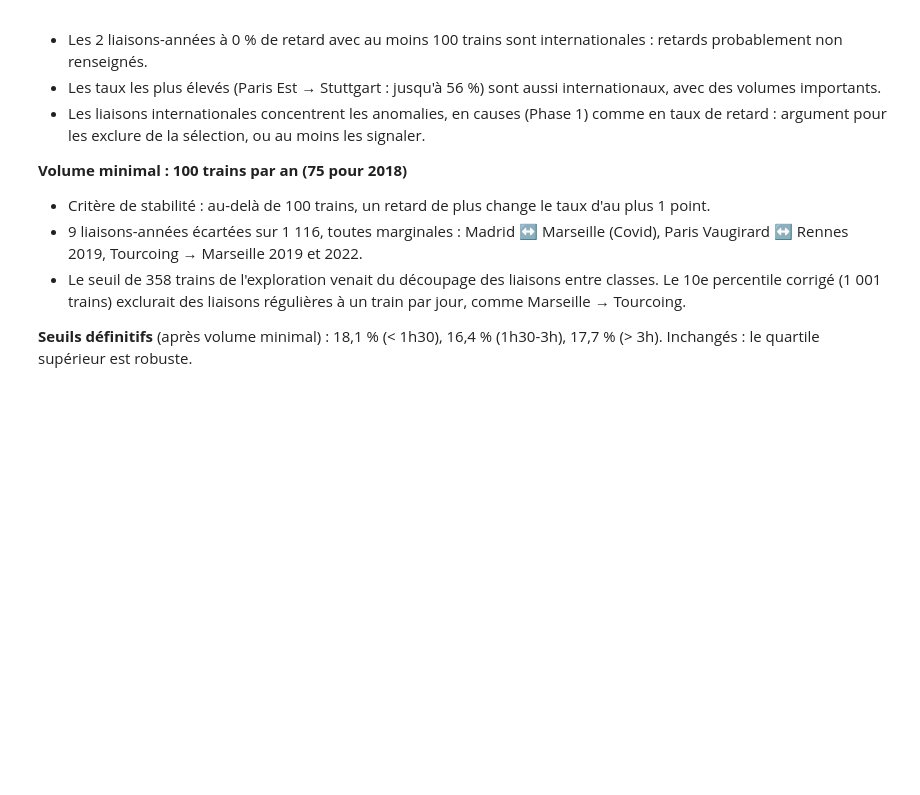
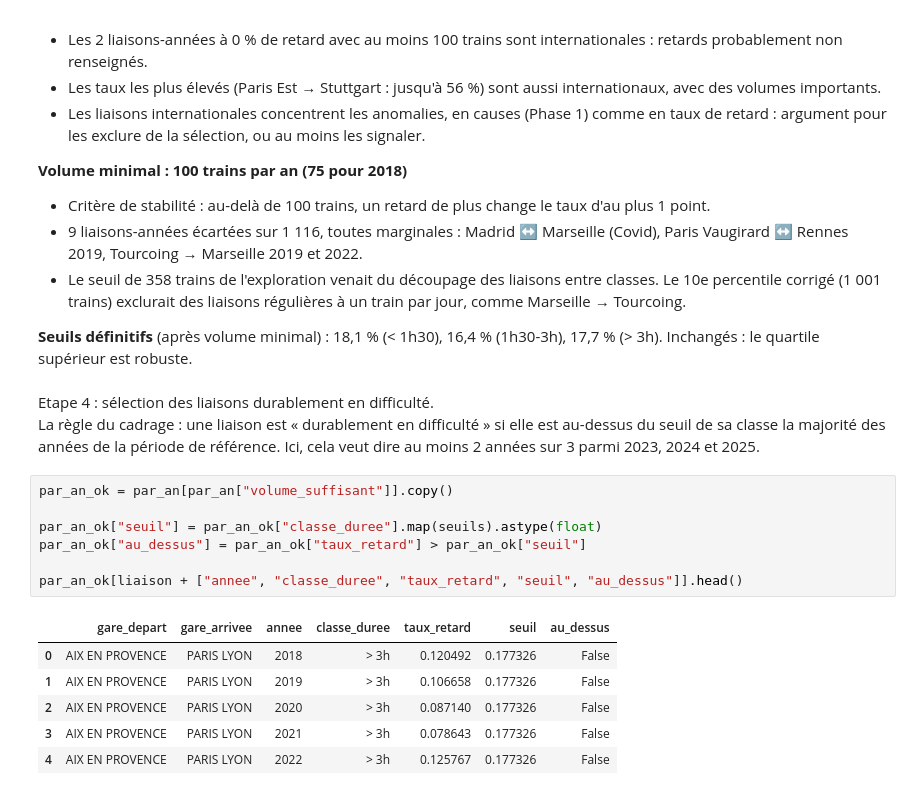
Before and after one commit to JulienCRB/IADATA_700_SNCF, a Jupyter notebook: notebook/phase2_exploration.ipynb, the cells around one changed output. Cells and saved outputs as stored; diff of their text form; blank space fills up the shorter version.

```diff
--- a/notebook/phase2_exploration.ipynb
+++ b/notebook/phase2_exploration.ipynb
@@ -299,3 +288,20 @@ Seuils inchangés après exclusion des 9 liaisons-années à faible volume : le
 - Le seuil de 358 trains de l'exploration venait du découpage des liaisons entre classes. Le 10e percentile corrigé (1 001 trains) exclurait des liaisons régulières à un train par jour, comme Marseille → Tourcoing.
 
 **Seuils définitifs** (après volume minimal) : 18,1 % (< 1h30), 16,4 % (1h30-3h), 17,7 % (> 3h). Inchangés : le quartile supérieur est robuste.
+# %% [markdown]
+Etape 4 : sélection des liaisons durablement en difficulté.
+La règle du cadrage : une liaison est « durablement en difficulté » si elle est au-dessus du seuil de sa classe la majorité des années de la période de référence. Ici, cela veut dire au moins 2 années sur 3 parmi 2023, 2024 et 2025.
+# %%
+par_an_ok = par_an[par_an["volume_suffisant"]].copy()
+
+par_an_ok["seuil"] = par_an_ok["classe_duree"].map(seuils).astype(float)
+par_an_ok["au_dessus"] = par_an_ok["taux_retard"] > par_an_ok["seuil"]
+
+par_an_ok[liaison + ["annee", "classe_duree", "taux_retard", "seuil", "au_dessus"]].head()
+# %% [output]
+|  | gare_depart | gare_arrivee | annee | classe_duree | taux_retard | seuil | au_dessus |
+| 0 | AIX EN PROVENCE | PARIS LYON | 2018 | > 3h | 0.120492 | 0.177326 | False |
+| 1 | AIX EN PROVENCE | PARIS LYON | 2019 | > 3h | 0.106658 | 0.177326 | False |
+| 2 | AIX EN PROVENCE | PARIS LYON | 2020 | > 3h | 0.087140 | 0.177326 | False |
+| 3 | AIX EN PROVENCE | PARIS LYON | 2021 | > 3h | 0.078643 | 0.177326 | False |
+| 4 | AIX EN PROVENCE | PARIS LYON | 2022 | > 3h | 0.125767 | 0.177326 | False |
```
Also changed, not shown: parts of 13 cells of this notebook.
